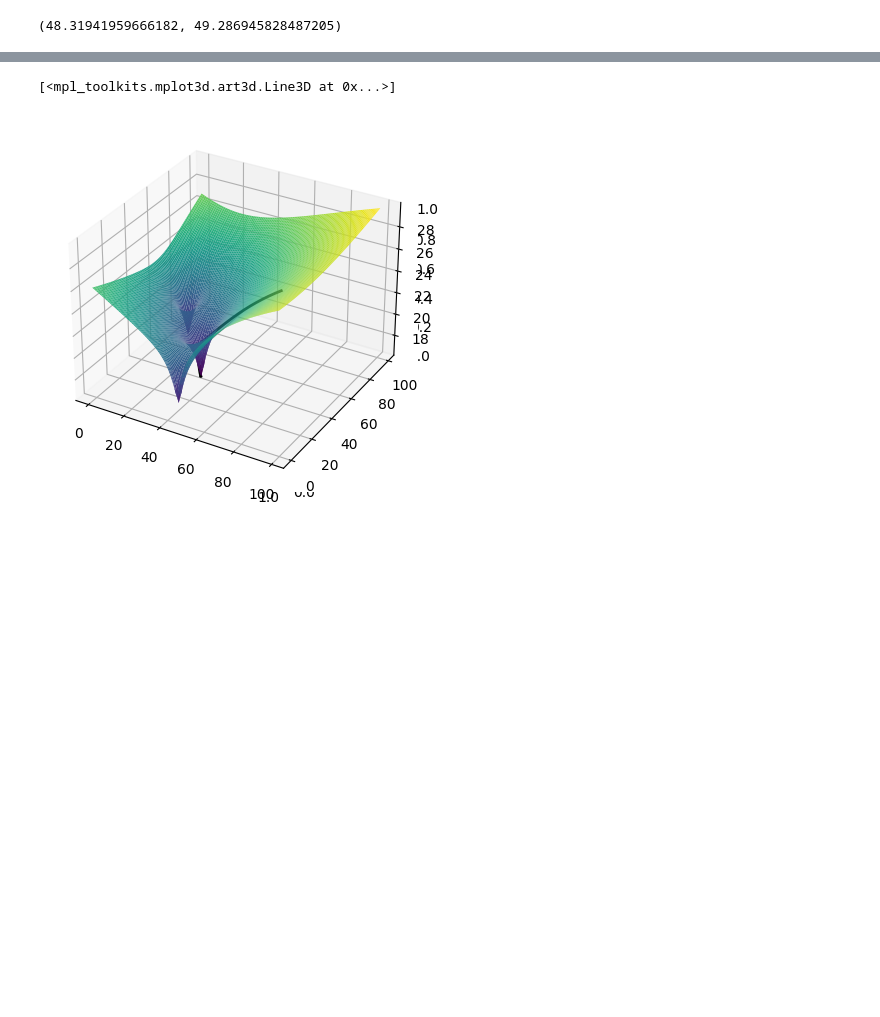
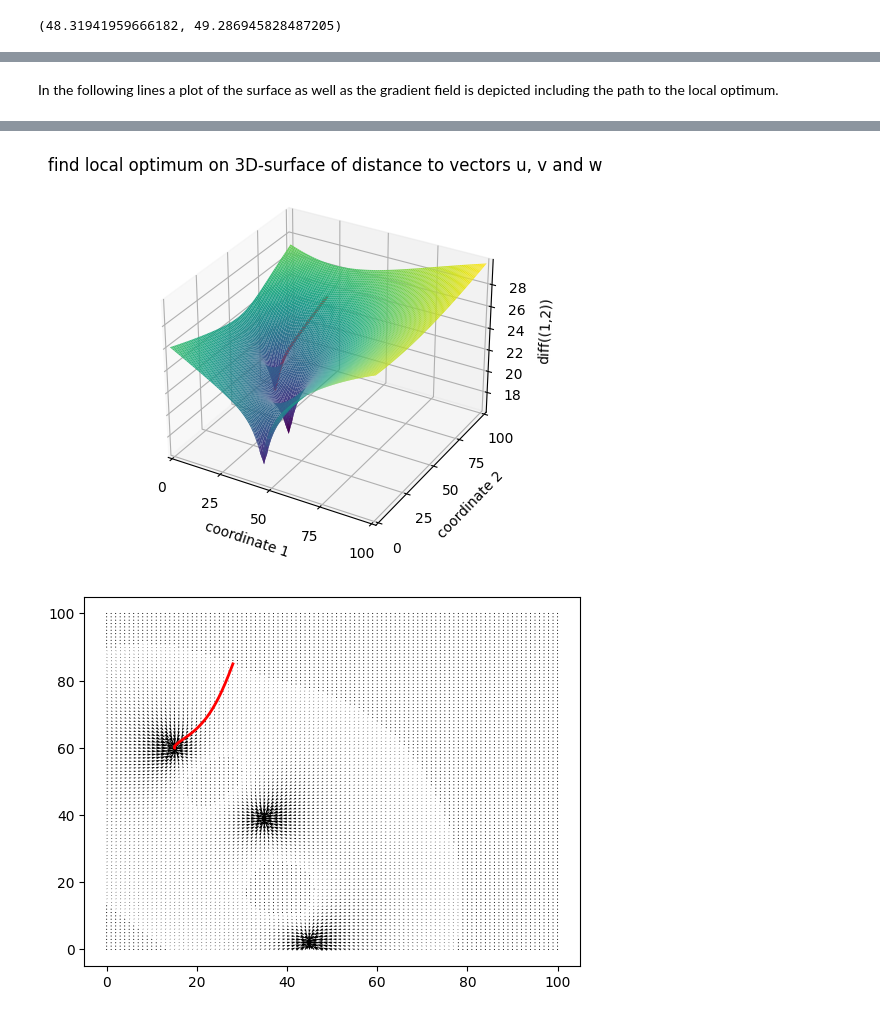
Before and after one commit to rohanzonneveld/Skills-for-AI-NN, a Jupyter notebook: Gradients/main.ipynb, the cells around one changed output, grey strips where cells are left out. Drawn from its saved outputs; the diff is of its cells as text; code cells hidden in the pictures; blank space fills up the shorter version.

```diff
--- a/Gradients/main.ipynb
+++ b/Gradients/main.ipynb
@@ -70,12 +70,11 @@ for x in x_list:
 
 min_grad_size = 100
 idx = 0
-for grad in grad_list:
+for idx, grad in enumerate(grad_list):
     grad_size = sqrt(grad[0]**2 + grad[1]**2)
     if grad_size < min_grad_size:
         min_grad_size = grad_size
         min_idx = idx
-    idx += 1
 
 print('There could be a minimum around vector {}'.format(x_list[min_idx]))
 # %% [output]
@@ -83,13 +82,14 @@ There could be a minimum around vector (100, 100)
 # %% [markdown]
 One vector gives two gradients, one for the x and one for the y. These gradients combined produce a new vector starting from the initial vector. The size of this vector tells us something about the steepness of the landscape at that point. If the size is large, it is steeper than when it is low. So in order to find a minimum (or maximum) you have to find a point where the vector produced by these gradients is close to zero. In the code above the size of the gradients at the four vectors is calculated and the smallest of these four has the highest probability to be around a minimum or maximum.
 # %%
-def calc_xnext(x, grad, step_size):
+def calc_xnext(x, step_size):
+    grad = calc_grad(x)
     xnext = (x[0] - (grad[0] * step_size), x[1] - (grad[1] * step_size))
     return xnext
 
 xzero = (50,50)
 step_size = 10
-xnext = calc_xnext(xzero, calc_grad(xzero), step_size)
+xnext = calc_xnext(xzero, step_size)
 print(xnext)
 # %% [output]
 (48.31941959666182, 49.286945828487205)
@@ -103,7 +103,7 @@ def find_local_minimum(x, step_size):
         if len(diff) > 1:
             if diff[-1] >= diff[-2]:
                 step_size = step_size / 2
-        x.append(calc_xnext(x[-1], calc_grad(x[-1]),step_size))
+        x.append(calc_xnext(x[-1], step_size))
 
     x.pop() # Final calculated x is not used
     print(f'Local optimum at {x[-1]} with distance {diff[-1]}')
@@ -171,21 +171,40 @@ x = (34.980074060937525, 38.9862399673555), diff(x) = 16.393827593603064
 x = (34.980074060937525, 38.986239967355516), diff(x) = 16.393827593603064
 x = (34.980074060937525, 38.98623996735552), diff(x) = 16.393827593603064
 Local optimum at (34.980074060937525, 38.98623996735552) with distance 16.393827593603064
+# %% [markdown]
+In the following lines a plot of the surface as well as the gradient field is depicted including the path to the local optimum.
 # %%
-fig, ax = plt.subplots(subplot_kw={"projection": "3d"})
-
 # Make axes.
-X = np.arange(0, 100)
-Y = np.arange(0, 100)
+X = np.arange(0, 101)
+Y = np.arange(0, 101)
 X, Y = np.meshgrid(X, Y)
 Z = calc_diff((X,Y))
 
-# plot random guess
-guess=(random.randint(0,100),random.randint(0,100))
+# random guess
+guess=(random.randint(0,101),random.randint(0,101))
 x, diff = find_local_minimum(guess,1)
 
+# plot diff(x) function
 ax = plt.axes(projection='3d')
-ax.plot_surface(X, Y, Z, rstride=1, cstride=1,
+surf = ax.plot_surface(X, Y, Z,  rstride=1, cstride=1,
                 cmap='viridis', edgecolor='none')
-ax.plot([elem[0] for elem in x], [elem[1] for elem in x], diff, 'k-', linewidth=2)
+ax.plot([elem[0] for elem in x], [elem[1] for elem in x], diff, 'r-', linewidth=2)
+
+ax.set_xlabel('coordinate 1')
+ax.set_xlim(0, 100)
+ax.xaxis.set_ticks(np.arange(0,101,25))
+ax.set_ylabel('coordinate 2')
+ax.set_ylim(0, 100)
+ax.yaxis.set_ticks(np.arange(0,101,25))
+ax.set_zlabel('diff((1,2))')
+ax.set_zlim(np.min(Z), np.max(Z))
+_ = ax.set_title('find local optimum on 3D-surface of distance to vectors u, v and w')
+
+# plot gradient field
+fig, ax = plt.subplots()
+grad = calc_grad((X,Y))
+dx = [-elem for elem in grad[0]]
+dy = [-elem for elem in grad[1]]
+ax.quiver(X,Y,dx,dy, scale=50)
+_ = ax.plot([elem[0] for elem in x], [elem[1] for elem in x], 'r-', linewidth=2)
 # %% [output]
@@ -209,2 +228,2 @@ Local optimum at (34.9800740609371, 38.98623996735937) with distance 16.39382759
-[<mpl_toolkits.mplot3d.art3d.Line3D at 0x...>]
-[figure, old version]
+[figure, new version]
+[figure, added]
```
Also changed, not shown: parts of 3 cells of this notebook.
